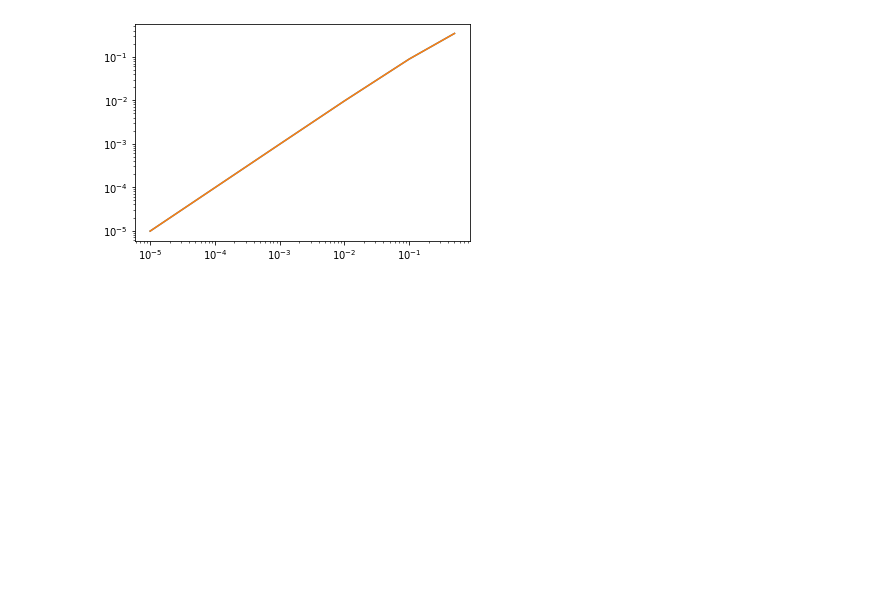
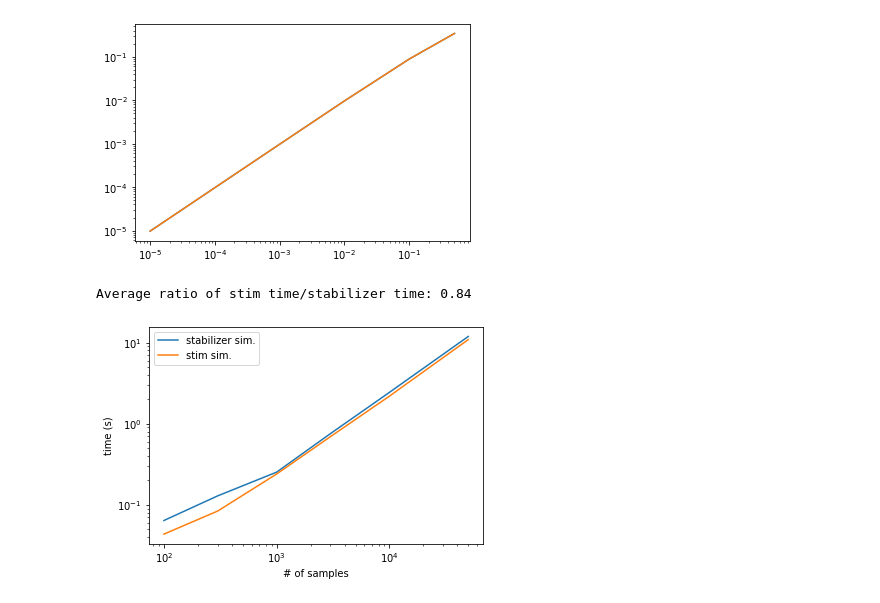
Before and after one commit to JoaoH67/qsample, a Jupyter notebook: Qsample - teleportation-with tableaux.ipynb, the cells around one changed output. Drawn from its saved outputs; the diff is of its cells as text; code cells hidden in the pictures; blank space fills up the shorter version.

```diff
--- a/Qsample - teleportation-with tableaux.ipynb
+++ b/Qsample - teleportation-with tableaux.ipynb
@@ -71,9 +70,0 @@ def lut(syn):
-# %%
-tele_proto = qs.Protocol(check_functions={'lut': lut})
-tele_proto.add_nodes_from(['tele', 'meas'], circuits=[teleport_s, meas])
-tele_proto.add_edge('START', 'tele', check='True')
-tele_proto.add_edge('tele', 'COR', check='lut(tele[-1])')
-tele_proto.add_edge('COR', 'meas', check='True')
-tele_proto.add_edge('meas', 'FAIL', check='meas[-1] == 1')
-
-tele_proto.draw(figsize=(8,5))
@@ -82,6 +71,6 @@ tele_proto.draw(figsize=(8,5))
 # %%
 begin = time.time()
-ss_sam = qs.SubsetSampler(protocol=tele_proto, simulator=qs.StabilizerSimulator, p_max={'q': 0.1}, err_model=err_model, err_params=err_params, L=3)
+ss_sam = qs.SubsetSampler(protocol=tele_proto, simulator=qs.StimSimulator, p_max={'q': 0.1}, err_model=err_model, err_params=err_params, L=3)
 ss_sam.run(1000)
 end = time.time()
 stim_time = end-begin
@@ -99,3 +88,34 @@ print(stim_time)
 0.44299817085266113
 1.1689352989196777
 [figure]
+# %%
+qsample_times = []
+stim_times = []
+
+samples = [100, 300, 1000, 3000, 10000, 50000]
+
+for s in samples:
+    begin = time.time()
+    ss_sam = qs.SubsetSampler(protocol=tele_proto, simulator=qs.StabilizerSimulator,  p_max={'q': 0.01}, err_model=err_model, err_params=err_params, L=3)
+    ss_sam.run(s)
+    end = time.time()
+    qsample_times.append(end-begin)
+
+    begin = time.time()
+    ss_sam = qs.SubsetSampler(protocol=tele_proto, simulator=qs.StimSimulator,  p_max={'q': 0.01}, err_model=err_model, err_params=err_params, L=3)
+    ss_sam.run(s)
+    end = time.time()
+    stim_times.append(end-begin)
+# %%
+plt.plot(samples, qsample_times, label = 'stabilizer sim.')
+plt.plot(samples, stim_times, label = 'stim sim.')
+plt.legend()
+plt.xscale('log')
+plt.yscale('log')
+plt.ylabel('time (s)')
+plt.xlabel('# of samples')
+
+print('Average ratio of stim time/stabilizer time: {:.2f}'.format(np.average(np.array(stim_times)/np.array(qsample_times))))
+# %% [output]
+Average ratio of stim time/stabilizer time: 0.84
+[figure, added]
```
Also changed, not shown: parts of 3 cells of this notebook, 3 other files.
